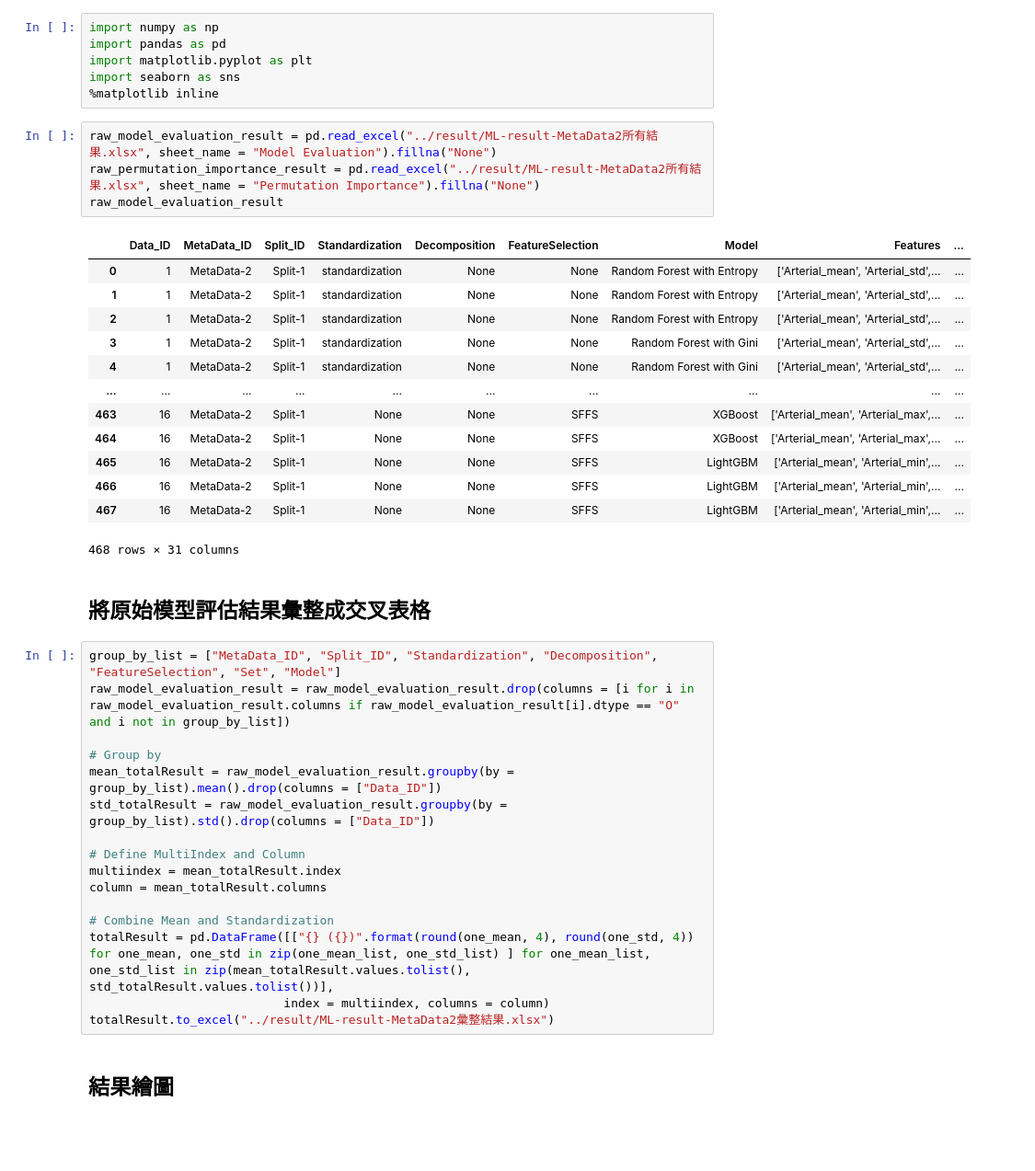
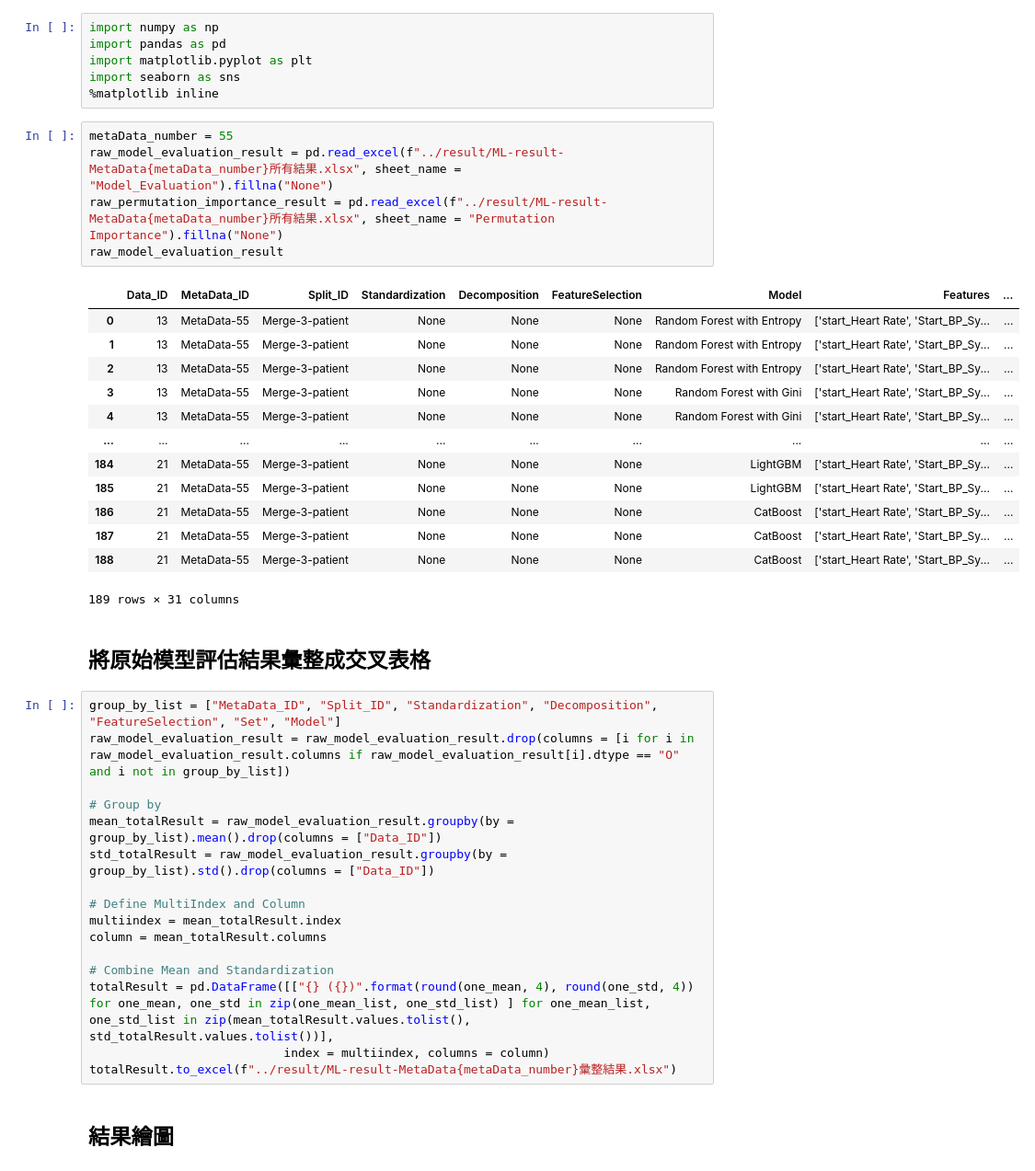
Before and after one commit to Wang-Jian-An/NCKUH-Pediatric-Nephrology, a Jupyter notebook: 9-Result_Analysis.ipynb, the cells around one changed output. Shown at 92% size. Cells and saved outputs as stored; diff of their text form; blank space fills up the shorter version.

```diff
--- a/9-Result_Analysis.ipynb
+++ b/9-Result_Analysis.ipynb
@@ -5,23 +5,24 @@ import matplotlib.pyplot as plt
 import seaborn as sns
 %matplotlib inline
 # %%
-raw_model_evaluation_result = pd.read_excel("../result/ML-result-MetaData2所有結果.xlsx", sheet_name = "Model Evaluation").fillna("None")
-raw_permutation_importance_result = pd.read_excel("../result/ML-result-MetaData2所有結果.xlsx", sheet_name = "Permutation Importance").fillna("None")
+metaData_number = 55
+raw_model_evaluation_result = pd.read_excel(f"../result/ML-result-MetaData{metaData_number}所有結果.xlsx", sheet_name = "Model_Evaluation").fillna("None")
+raw_permutation_importance_result = pd.read_excel(f"../result/ML-result-MetaData{metaData_number}所有結果.xlsx", sheet_name = "Permutation Importance").fillna("None")
 raw_model_evaluation_result
 # %% [output]
 |  | Data_ID | MetaData_ID | Split_ID | Standardization | Decomposition | FeatureSelection | Model | Features | ... |
-| 0 | 1 | MetaData-2 | Split-1 | standardization | None | None | Random Forest with Entropy | ['Arterial_mean', 'Arterial_std',... | ... |
-| 1 | 1 | MetaData-2 | Split-1 | standardization | None | None | Random Forest with Entropy | ['Arterial_mean', 'Arterial_std',... | ... |
-| 2 | 1 | MetaData-2 | Split-1 | standardization | None | None | Random Forest with Entropy | ['Arterial_mean', 'Arterial_std',... | ... |
-| 3 | 1 | MetaData-2 | Split-1 | standardization | None | None | Random Forest with Gini | ['Arterial_mean', 'Arterial_std',... | ... |
-| 4 | 1 | MetaData-2 | Split-1 | standardization | None | None | Random Forest with Gini | ['Arterial_mean', 'Arterial_std',... | ... |
+| 0 | 13 | MetaData-55 | Merge-3-patient | None | None | None | Random Forest with Entropy | ['start_Heart Rate', 'Start_BP_Sy... | ... |
+| 1 | 13 | MetaData-55 | Merge-3-patient | None | None | None | Random Forest with Entropy | ['start_Heart Rate', 'Start_BP_Sy... | ... |
+| 2 | 13 | MetaData-55 | Merge-3-patient | None | None | None | Random Forest with Entropy | ['start_Heart Rate', 'Start_BP_Sy... | ... |
+| 3 | 13 | MetaData-55 | Merge-3-patient | None | None | None | Random Forest with Gini | ['start_Heart Rate', 'Start_BP_Sy... | ... |
+| 4 | 13 | MetaData-55 | Merge-3-patient | None | None | None | Random Forest with Gini | ['start_Heart Rate', 'Start_BP_Sy... | ... |
 | ... | ... | ... | ... | ... | ... | ... | ... | ... | ... |
-| 463 | 16 | MetaData-2 | Split-1 | None | None | SFFS | XGBoost | ['Arterial_mean', 'Arterial_max',... | ... |
-| 464 | 16 | MetaData-2 | Split-1 | None | None | SFFS | XGBoost | ['Arterial_mean', 'Arterial_max',... | ... |
-| 465 | 16 | MetaData-2 | Split-1 | None | None | SFFS | LightGBM | ['Arterial_mean', 'Arterial_min',... | ... |
-| 466 | 16 | MetaData-2 | Split-1 | None | None | SFFS | LightGBM | ['Arterial_mean', 'Arterial_min',... | ... |
-| 467 | 16 | MetaData-2 | Split-1 | None | None | SFFS | LightGBM | ['Arterial_mean', 'Arterial_min',... | ... |
+| 184 | 21 | MetaData-55 | Merge-3-patient | None | None | None | LightGBM | ['start_Heart Rate', 'Start_BP_Sy... | ... |
+| 185 | 21 | MetaData-55 | Merge-3-patient | None | None | None | LightGBM | ['start_Heart Rate', 'Start_BP_Sy... | ... |
+| 186 | 21 | MetaData-55 | Merge-3-patient | None | None | None | CatBoost | ['start_Heart Rate', 'Start_BP_Sy... | ... |
+| 187 | 21 | MetaData-55 | Merge-3-patient | None | None | None | CatBoost | ['start_Heart Rate', 'Start_BP_Sy... | ... |
+| 188 | 21 | MetaData-55 | Merge-3-patient | None | None | None | CatBoost | ['start_Heart Rate', 'Start_BP_Sy... | ... |
-468 rows × 31 columns
+189 rows × 31 columns
 # %% [markdown]
 ## 將原始模型評估結果彙整成交叉表格
 # %%
@@ -39,7 +40,7 @@ column = mean_totalResult.columns
 # Combine Mean and Standardization
 totalResult = pd.DataFrame([["{} ({})".format(round(one_mean, 4), round(one_std, 4)) for one_mean, one_std in zip(one_mean_list, one_std_list) ] for one_mean_list, one_std_list in zip(mean_totalResult.values.tolist(), std_totalResult.values.tolist())],
                            index = multiindex, columns = column)
-totalResult.to_excel("../result/ML-result-MetaData2彙整結果.xlsx")
+totalResult.to_excel(f"../result/ML-result-MetaData{metaData_number}彙整結果.xlsx")
 # %% [markdown]
 ## 結果繪圖
 # %%
```
Also changed, not shown: parts of 3 cells of this notebook.
